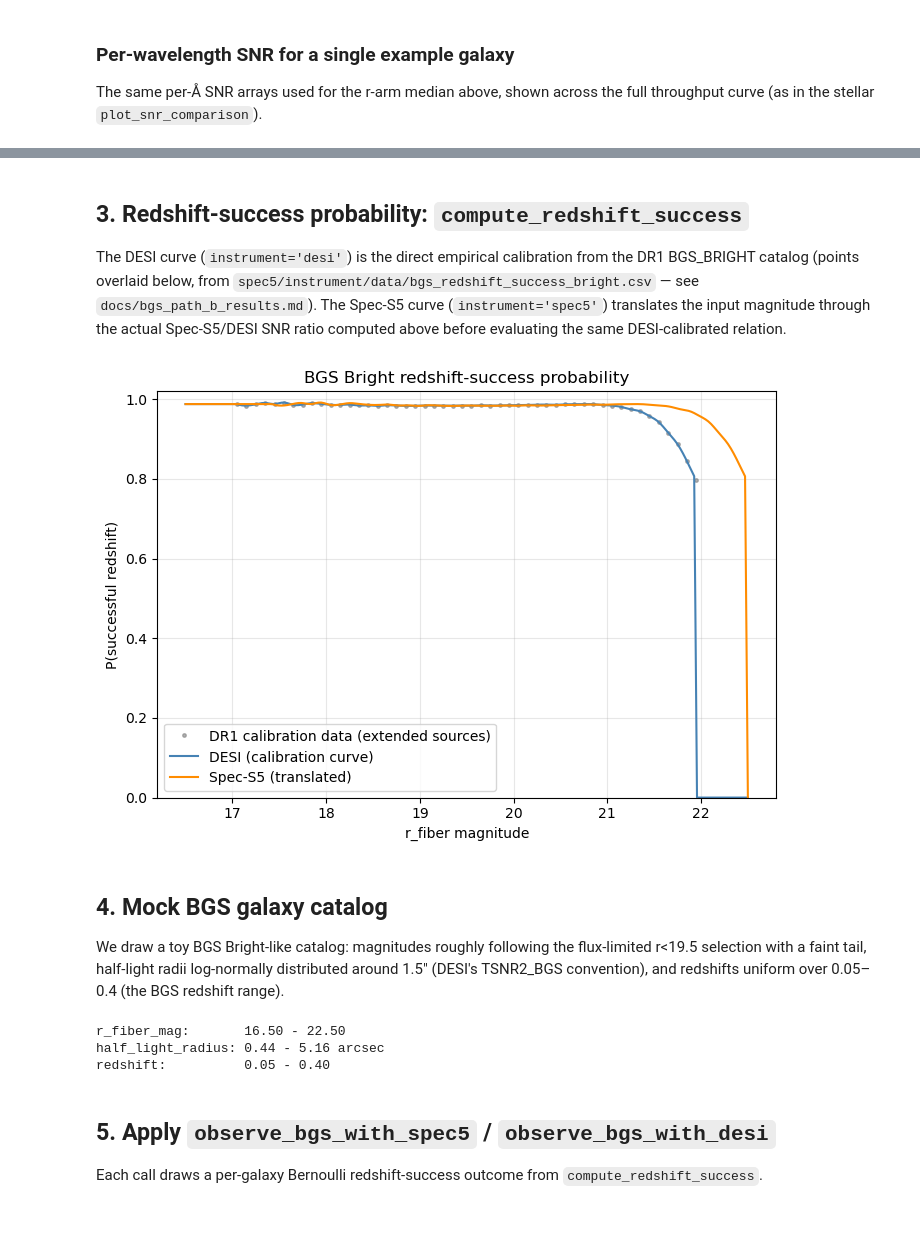
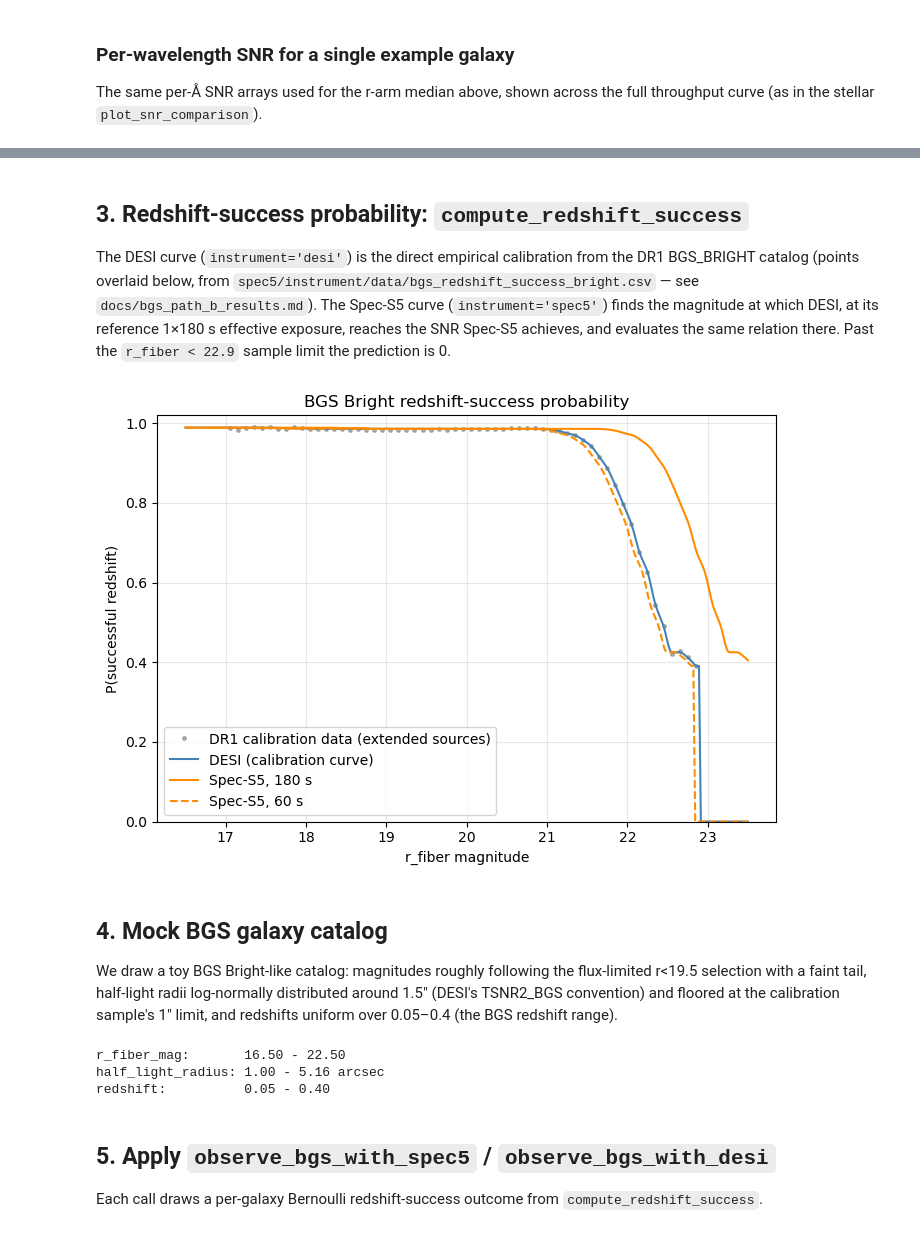
Before and after one commit to spec-s5/spec-s5-instrument, a Jupyter notebook: notebooks/BGS_SNR_ETC.ipynb, the cells around one changed output, grey strips where cells are left out. Saved outputs shown, nothing was run; the diff lists cells and outputs as text; code cells hidden in the pictures.

```diff
--- a/notebooks/BGS_SNR_ETC.ipynb
+++ b/notebooks/BGS_SNR_ETC.ipynb
@@ -116,37 +116,41 @@ plt.show()
 The DESI curve (`instrument='desi'`) is the direct empirical calibration
 from the DR1 BGS_BRIGHT catalog (points overlaid below, from
 `spec5/instrument/data/bgs_redshift_success_bright.csv` — see
-`docs/bgs_path_b_results.md`). The Spec-S5 curve (`instrument='spec5'`)
-translates the input magnitude through the actual Spec-S5/DESI SNR ratio
-computed above before evaluating the same DESI-calibrated relation.
+`docs/bgs_path_b_results.md`). The Spec-S5 curve (`instrument='spec5'`) finds the
+magnitude at which DESI, at its reference 1×180 s effective exposure, reaches the
+SNR Spec-S5 achieves, and evaluates the same relation there. Past the
+`r_fiber < 22.9` sample limit the prediction is 0.
 # %%
 calib = np.loadtxt('../spec5/instrument/data/bgs_redshift_success_bright.csv',
                    delimiter=',', comments='#')
 calib_mag, calib_rate = calib[:, 0], calib[:, 1]
 
-mags_fine = np.linspace(16.5, 22.5, 200)
+mags_fine = np.linspace(16.5, 23.5, 300)
 p_desi  = compute_redshift_success(mags_fine, instrument='desi')
 p_spec5 = compute_redshift_success(mags_fine, instrument='spec5', half_light_radius=1.5)
 
 fig, ax = plt.subplots(figsize=(7, 5))
 ax.plot(calib_mag, calib_rate, '.', color='gray', ms=5, alpha=0.6,
         label='DR1 calibration data (extended sources)')
 ax.plot(mags_fine, p_desi,  '-', color='steelblue',  label='DESI (calibration curve)')
-ax.plot(mags_fine, p_spec5, '-', color='darkorange', label='Spec-S5 (translated)')
+ax.plot(mags_fine, p_spec5, '-', color='darkorange', label='Spec-S5, 180 s')
+ax.plot(mags_fine, compute_redshift_success(mags_fine, instrument='spec5', texp=60.0),
+        '--', color='darkorange', label='Spec-S5, 60 s')
 ax.set(xlabel='r_fiber magnitude', ylabel='P(successful redshift)',
        title='BGS Bright redshift-success probability', ylim=(0, 1.02))
 ax.legend()
 ax.grid(alpha=0.3)
 plt.tight_layout()
 plt.show()
 # %% [output]
-[figure, old version]
+[figure, new version]
 # %% [markdown]
 ## 4. Mock BGS galaxy catalog
 
 We draw a toy BGS Bright-like catalog: magnitudes roughly following the
 flux-limited r<19.5 selection with a faint tail, half-light radii
-log-normally distributed around 1.5" (DESI's TSNR2_BGS convention), and
+log-normally distributed around 1.5" (DESI's TSNR2_BGS convention) and floored at
+the calibration sample's 1" limit, and
 redshifts uniform over 0.05–0.4 (the BGS redshift range).
 # %%
 rng = np.random.default_rng(42)
@@ -158,7 +162,7 @@ r_fiber_mag = rng.normal(20.0, 1.2, n)
 r_fiber_mag = np.clip(r_fiber_mag, 16.5, 22.5)
 
 # Half-light radii: log-normal around 1.5"
-half_light_radius = rng.lognormal(mean=np.log(1.5), sigma=0.4, size=n)
+half_light_radius = np.maximum(rng.lognormal(mean=np.log(1.5), sigma=0.4, size=n), 1.0)  # calibrated for >=1"
 
 # Redshifts: uniform over the BGS range
 redshift = rng.uniform(0.05, 0.4, n)
@@ -174,7 +178,7 @@ print(f'half_light_radius: {half_light_radius.min():.2f} - {half_light_radius.ma
 print(f'redshift:          {redshift.min():.2f} - {redshift.max():.2f}')
 # %% [output]
 r_fiber_mag:       16.50 - 22.50
-half_light_radius: 0.44 - 5.16 arcsec
+half_light_radius: 1.00 - 5.16 arcsec
 redshift:          0.05 - 0.40
 # %% [markdown]
 ## 5. Apply `observe_bgs_with_spec5` / `observe_bgs_with_desi`
```
Also changed, not shown: parts of 11 cells of this notebook, 15 other files.
